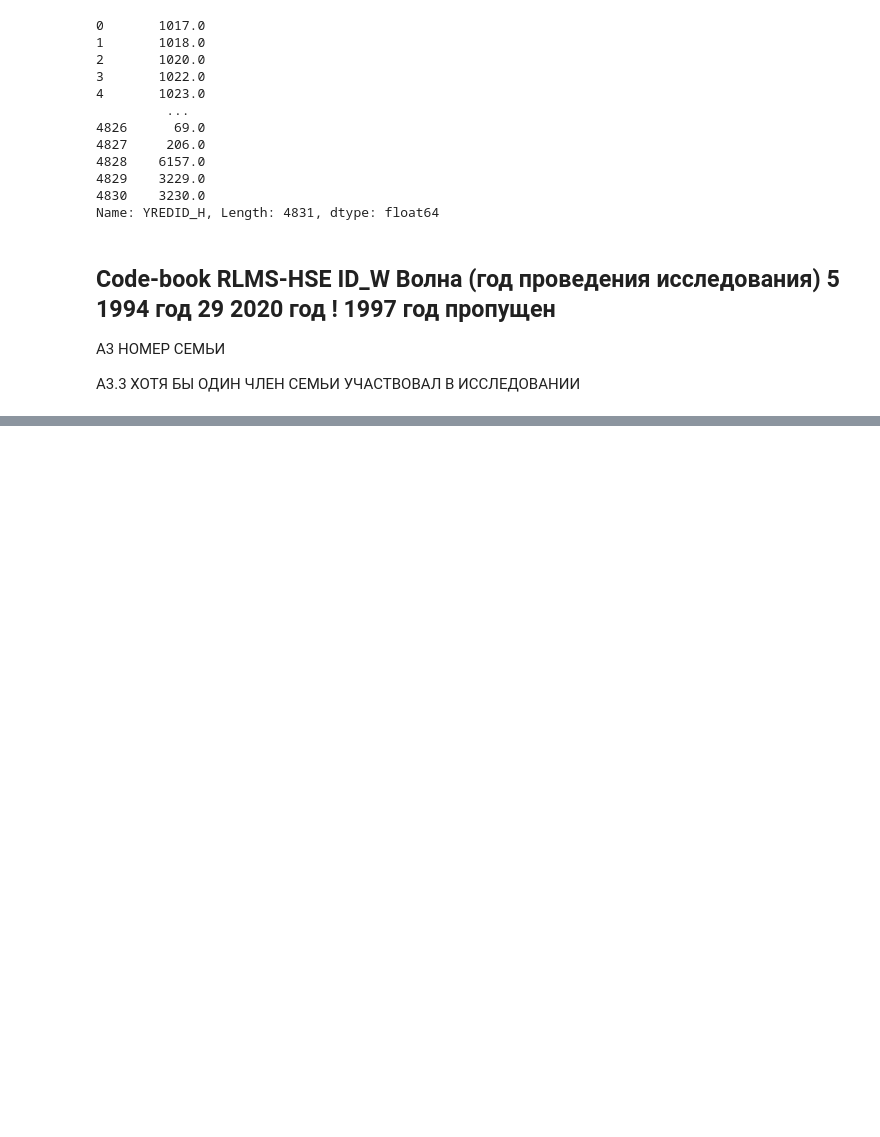
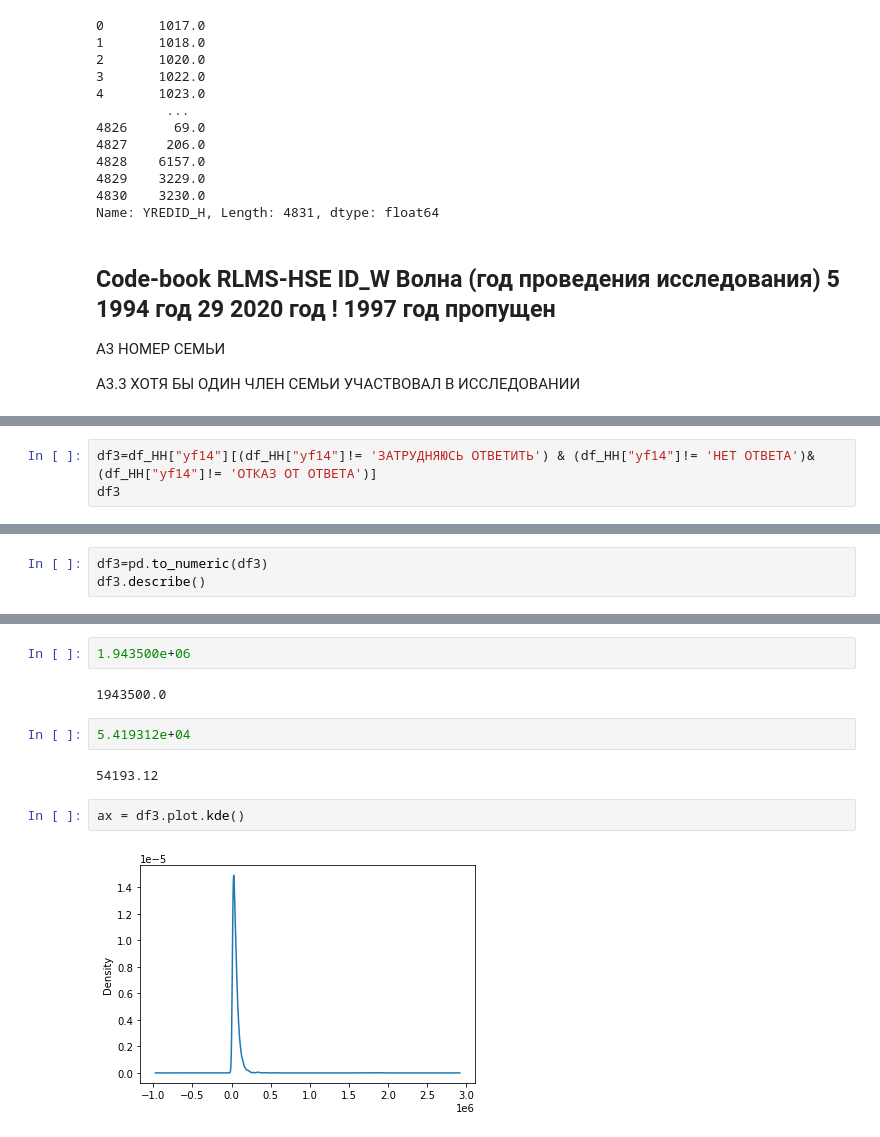
Before and after one commit to chereshan/Term-Paper, a Jupyter notebook: Almost Ideal Demand System on RLMS-HSE.ipynb, the cells around one changed output, grey strips where cells are left out. Drawn from its saved outputs; the diff is of its cells as text; blank space fills up the shorter version.

```diff
--- a/Almost Ideal Demand System on RLMS-HSE.ipynb
+++ b/Almost Ideal Demand System on RLMS-HSE.ipynb
@@ -219,0 +427,3 @@ A3.3 ХОТЯ БЫ ОДИН ЧЛЕН СЕМЬИ УЧАСТВОВАЛ В ИССЛ
+# %%
+df3=df_HH["yf14"][(df_HH["yf14"]!= 'ЗАТРУДНЯЮСЬ ОТВЕТИТЬ') & (df_HH["yf14"]!= 'НЕТ ОТВЕТА')& (df_HH["yf14"]!= 'ОТКАЗ ОТ ОТВЕТА')]
+df3
@@ -219,0 +444,3 @@ A3.3 ХОТЯ БЫ ОДИН ЧЛЕН СЕМЬИ УЧАСТВОВАЛ В ИССЛ
+# %%
+df3=pd.to_numeric(df3)
+df3.describe()
@@ -219,0 +457,12 @@ A3.3 ХОТЯ БЫ ОДИН ЧЛЕН СЕМЬИ УЧАСТВОВАЛ В ИССЛ
+# %%
+1.943500e+06
+# %% [output]
+1943500.0
+# %%
+5.419312e+04
+# %% [output]
+54193.12
+# %%
+ax = df3.plot.kde()
+# %% [output]
+[figure, added]
```
Also changed, not shown: parts of 99 cells of this notebook.
